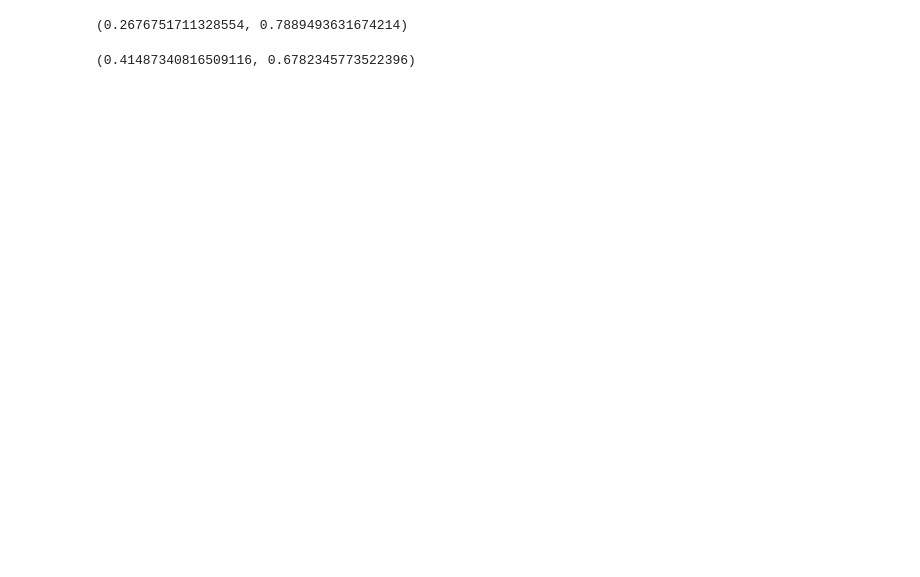
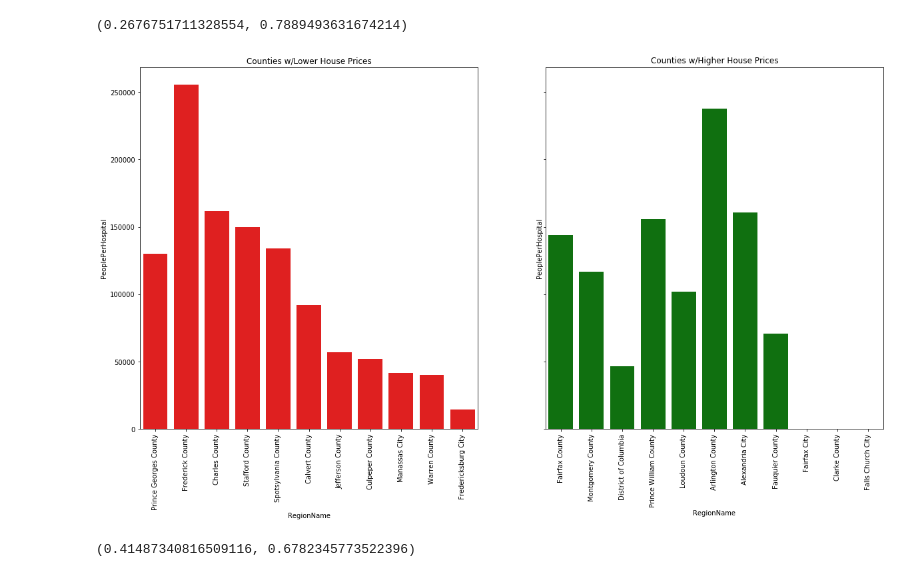
Before and after one commit to muoyo/dc-metro-housing, a Jupyter notebook: dchousing.ipynb, the cells around one changed output. Saved outputs shown, nothing was run; the diff lists cells and outputs as text; code cells hidden in the pictures; blank space fills up the shorter version.

Commit message:
Visualizations

```diff
--- a/dchousing.ipynb
+++ b/dchousing.ipynb
@@ -573,6 +577,16 @@ from statsmodels.stats.weightstats import ztest
 ztest (dc_metro_low_price_counties['PeoplePerHospital'], dc_metro_high_price_counties['PeoplePerHospital'])
 # %% [output]
 (0.2676751711328554, 0.7889493631674214)
+# %%
+f, ax = plt.subplots(1, 2, figsize=(20,10), sharey=True)
+sns.barplot(dc_metro_low_price_counties['RegionName'], dc_metro_low_price_counties['PeoplePerHospital'], ax=ax[0], color='red')
+plt.setp(ax[0].xaxis.get_majorticklabels(),rotation=90)
+ax[0].title.set_text('Counties w/Lower House Prices')
+sns.barplot(dc_metro_high_price_counties['RegionName'], dc_metro_high_price_counties['PeoplePerHospital'], ax=ax[1], color='green')
+plt.setp(ax[1].xaxis.get_majorticklabels(),rotation=90);
+ax[1].title.set_text('Counties w/Higher House Prices')
+# %% [output]
+[figure, added]
 # %%
 ztest (dc_metro_low_price_counties['PeoplePerSchool'], dc_metro_high_price_counties['PeoplePerSchool'])
 # %% [output]
```
Also changed, not shown: parts of 7 cells of this notebook.
